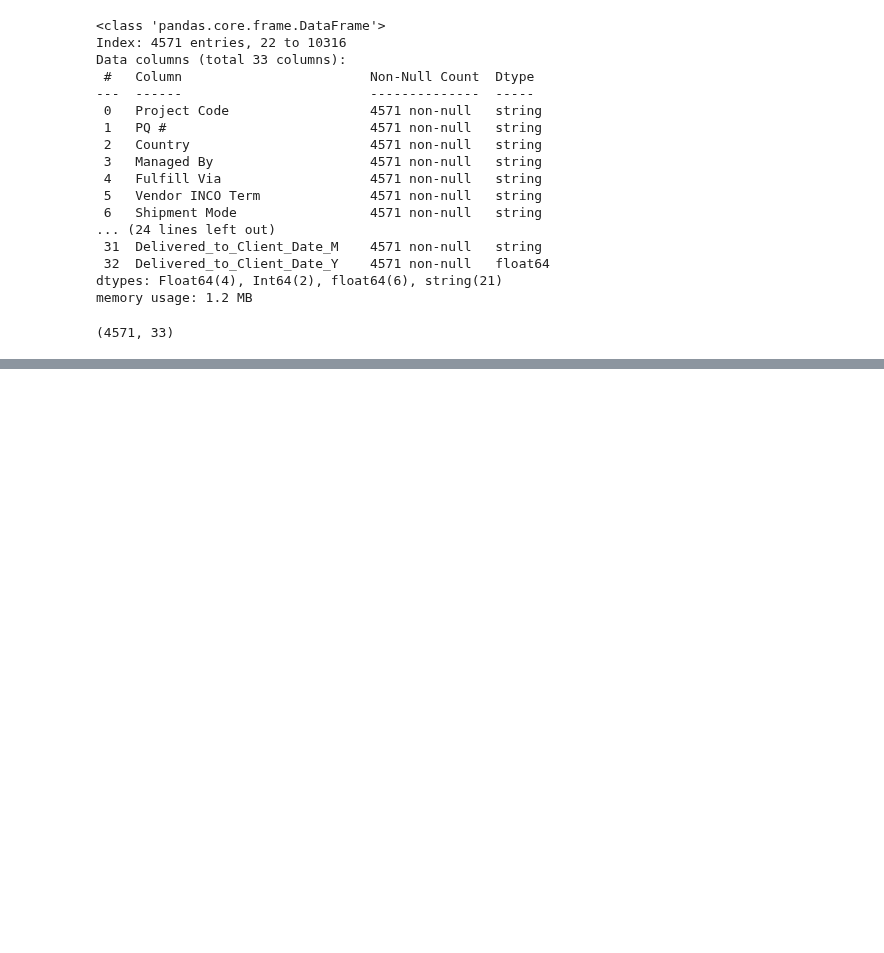
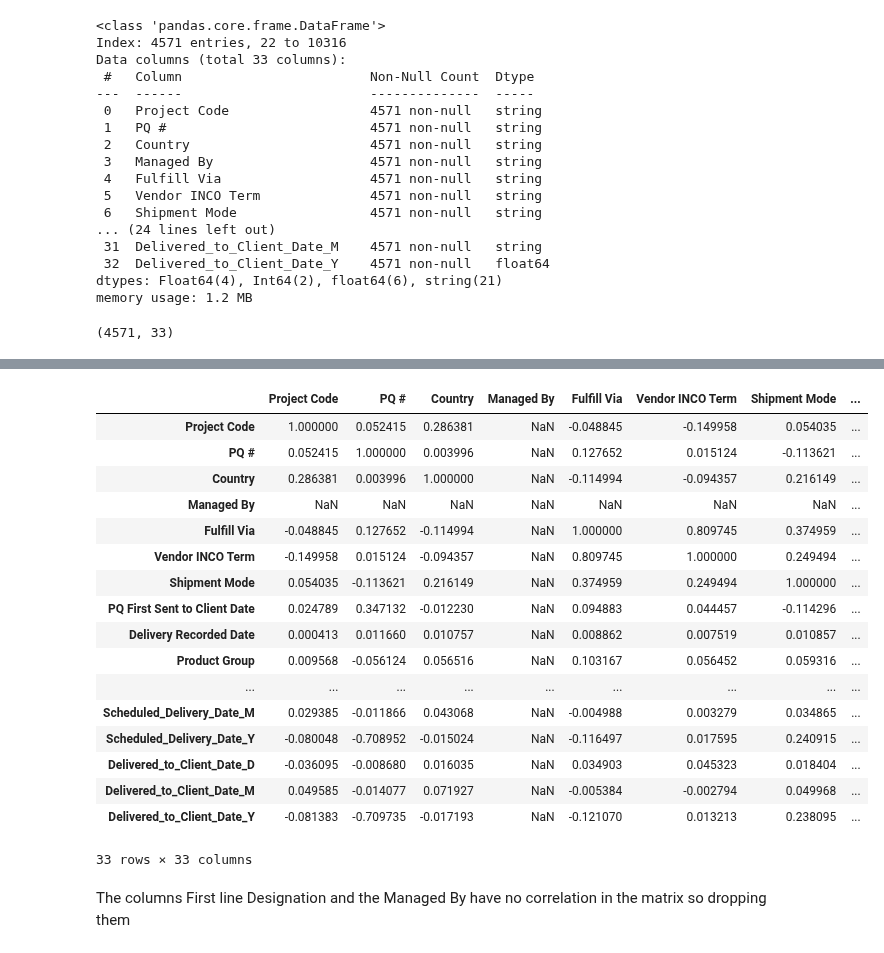
Before and after one commit to krishanwalia30/Consignment-Pricing-Prediction, a Jupyter notebook: research/trials.ipynb, the cells around one changed output, grey strips where cells are left out. Cells and saved outputs as stored; diff of their text form; code cells hidden in the pictures; blank space fills up the shorter version.

```diff
--- a/research/trials.ipynb
+++ b/research/trials.ipynb
@@ -722,0 +762,24 @@ df.shape
+# %%
+corr = df.corr()
+corr
+# %% [output]
+|  | Project Code | PQ # | Country | Managed By | Fulfill Via | Vendor INCO Term | Shipment Mode | ... |
+| Project Code | 1.000000 | 0.052415 | 0.286381 | NaN | -0.048845 | -0.149958 | 0.054035 | ... |
+| PQ # | 0.052415 | 1.000000 | 0.003996 | NaN | 0.127652 | 0.015124 | -0.113621 | ... |
+| Country | 0.286381 | 0.003996 | 1.000000 | NaN | -0.114994 | -0.094357 | 0.216149 | ... |
+| Managed By | NaN | NaN | NaN | NaN | NaN | NaN | NaN | ... |
+| Fulfill Via | -0.048845 | 0.127652 | -0.114994 | NaN | 1.000000 | 0.809745 | 0.374959 | ... |
+| Vendor INCO Term | -0.149958 | 0.015124 | -0.094357 | NaN | 0.809745 | 1.000000 | 0.249494 | ... |
+| Shipment Mode | 0.054035 | -0.113621 | 0.216149 | NaN | 0.374959 | 0.249494 | 1.000000 | ... |
+| PQ First Sent to Client Date | 0.024789 | 0.347132 | -0.012230 | NaN | 0.094883 | 0.044457 | -0.114296 | ... |
+| Delivery Recorded Date | 0.000413 | 0.011660 | 0.010757 | NaN | 0.008862 | 0.007519 | 0.010857 | ... |
+| Product Group | 0.009568 | -0.056124 | 0.056516 | NaN | 0.103167 | 0.056452 | 0.059316 | ... |
+| ... | ... | ... | ... | ... | ... | ... | ... | ... |
+| Scheduled_Delivery_Date_M | 0.029385 | -0.011866 | 0.043068 | NaN | -0.004988 | 0.003279 | 0.034865 | ... |
+| Scheduled_Delivery_Date_Y | -0.080048 | -0.708952 | -0.015024 | NaN | -0.116497 | 0.017595 | 0.240915 | ... |
+| Delivered_to_Client_Date_D | -0.036095 | -0.008680 | 0.016035 | NaN | 0.034903 | 0.045323 | 0.018404 | ... |
+| Delivered_to_Client_Date_M | 0.049585 | -0.014077 | 0.071927 | NaN | -0.005384 | -0.002794 | 0.049968 | ... |
+| Delivered_to_Client_Date_Y | -0.081383 | -0.709735 | -0.017193 | NaN | -0.121070 | 0.013213 | 0.238095 | ... |
+33 rows × 33 columns
+# %% [markdown]
+The columns First line Designation and the Managed By have no correlation in the matrix so dropping them
```
Also changed, not shown: parts of 11 cells of this notebook.
